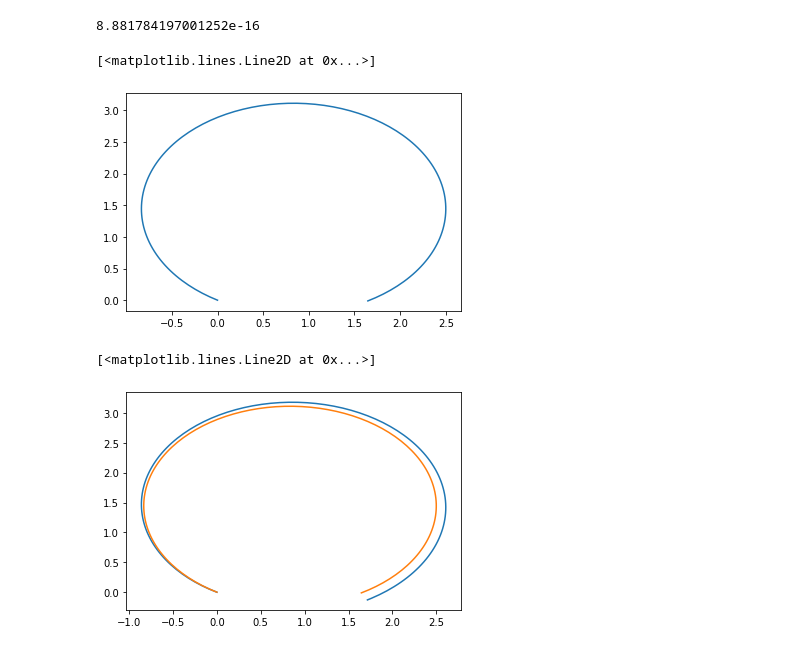
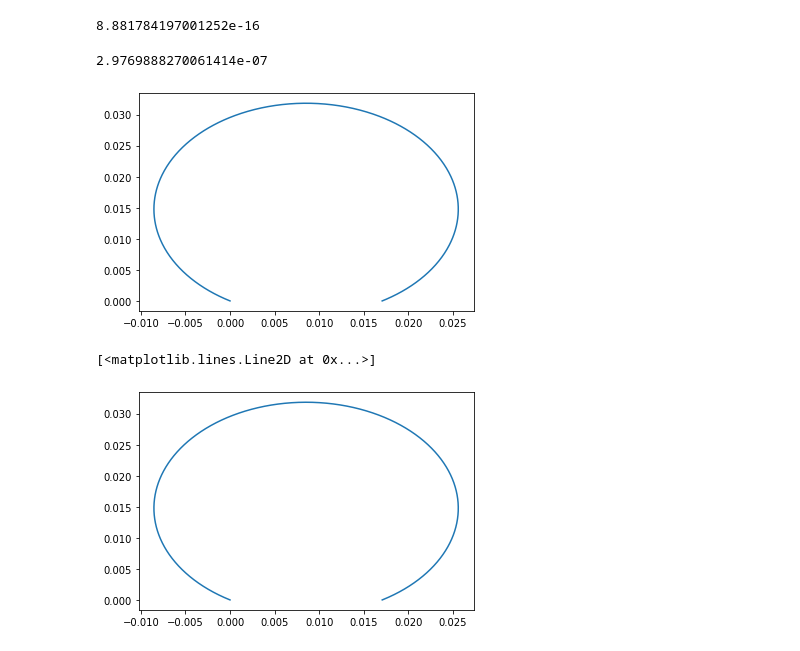
Before and after one commit to SantiagoBeltran/Trabajo_1_Aceleradores, a Jupyter notebook: TrayectoriaParticulas.ipynb, the cells around one changed output. Drawn from its saved outputs; the diff is of its cells as text; code cells hidden in the pictures.

```diff
--- a/TrayectoriaParticulas.ipynb
+++ b/TrayectoriaParticulas.ipynb
@@ -66,27 +67,30 @@ def posicion(q,B,v_0,theta_0,m,t):
     return x,y
 # %%
 plt.figure()
-q=2.0
-v_0=5.0
+q=-1.602176565E-19
+v_0=3.0E5
 theta_0=math.pi/3
-B=3.0
-m=2.0
-time=tiempo(q,B,theta_0, m)
-position=posicion(q,B,v_0,theta_0,m,time)
-plt.plot(position[0],position[1])
+B=-10**(-4)
+m=9.1093829E-31
+time,t_max=tiempo(q,B,theta_0, m)
+x_max, y_max=posicion(q,B,v_0,theta_0,m,t_max)
+xTeo,yTeo=posicion(q,B,v_0,theta_0,m,time)
+plt.plot(xTeo,yTeo)
+t_max
 # %% [output]
-[<matplotlib.lines.Line2D at 0x...>]
+2.9769888270061414e-07
-[figure, old version]
+[figure, new version]
 # %%
-def pasoApaso(q,B,v_0,theta_0,m,t_max):
-    dt=0.01
+def pasoApaso(q,B,v_0,theta_0,m):
+    N=10000
     t=0.0
     omega=q*B/m
+    dt=1/(omega*N)
     x=[0]
     y=[0]
     v_x=-v_0*np.sin(theta_0)
     v_y=v_0*np.cos(theta_0)
-    while t<=t_max:
+    while y[-1]>=0:
         a_x=omega*v_y
         a_y=-omega*v_x
         x_new=x[-1]+v_x*dt
@@ -98,12 +102,12 @@ def pasoApaso(q,B,v_0,theta_0,m,t_max):
         t=t+dt
     x=np.array(x)
     y=np.array(y)
-    return x,y
+    return x,y,t
 # %%
 plt.figure()
-pos=pasoApaso(q,B,v_0,theta_0,m,time[-1])
-plt.plot(pos[0],pos[1])
-plt.plot(position[0],position[1])
+xF,yF,t_maxF=pasoApaso(q,B,v_0,theta_0,m)
+#plt.plot(xTeo,yTeo)
+plt.plot(xF,yF)
 # %% [output]
 [<matplotlib.lines.Line2D at 0x...>]
-[figure, old version]
+[figure, new version]
```
Also changed, not shown: parts of 5 cells of this notebook.
